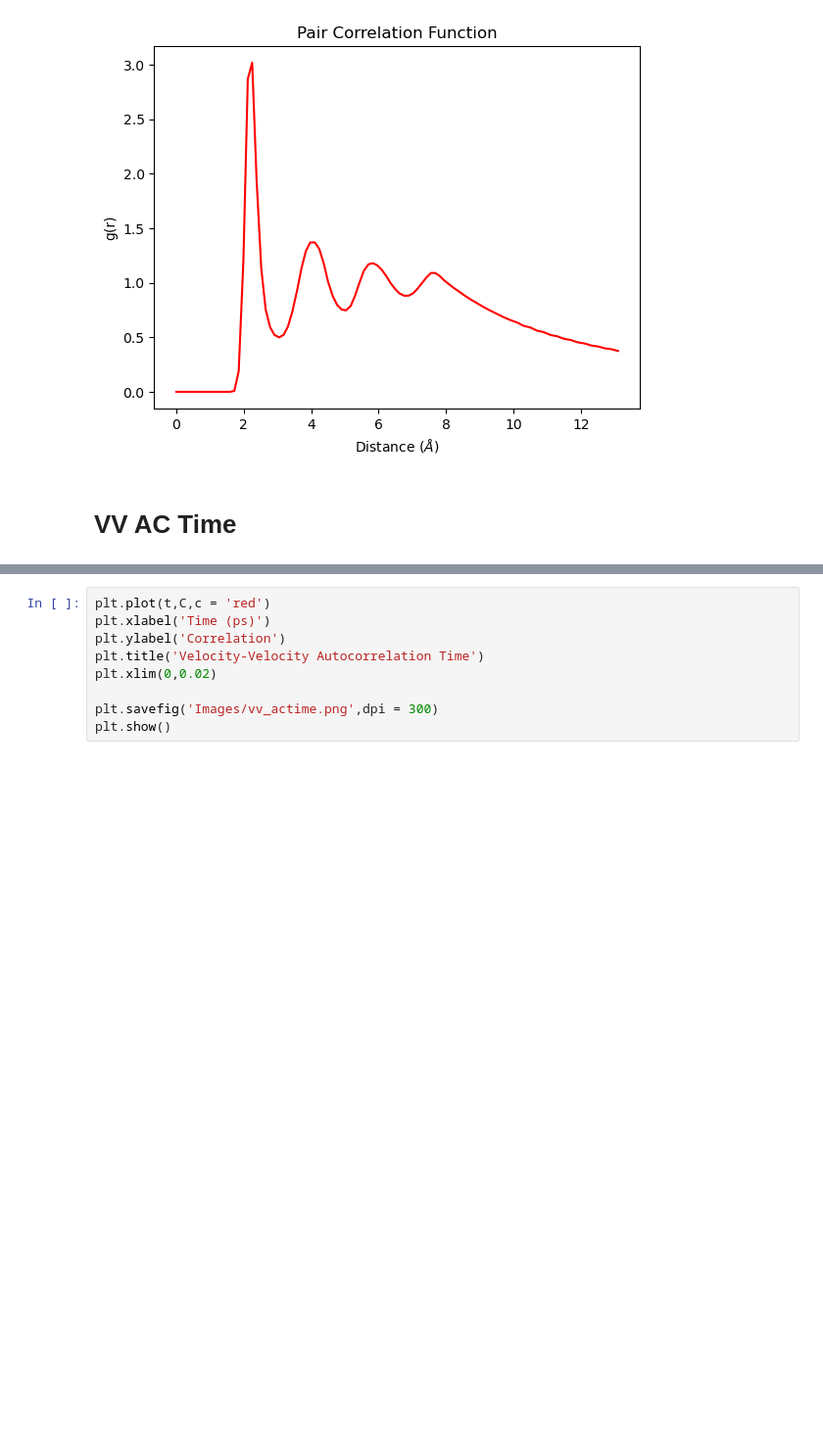
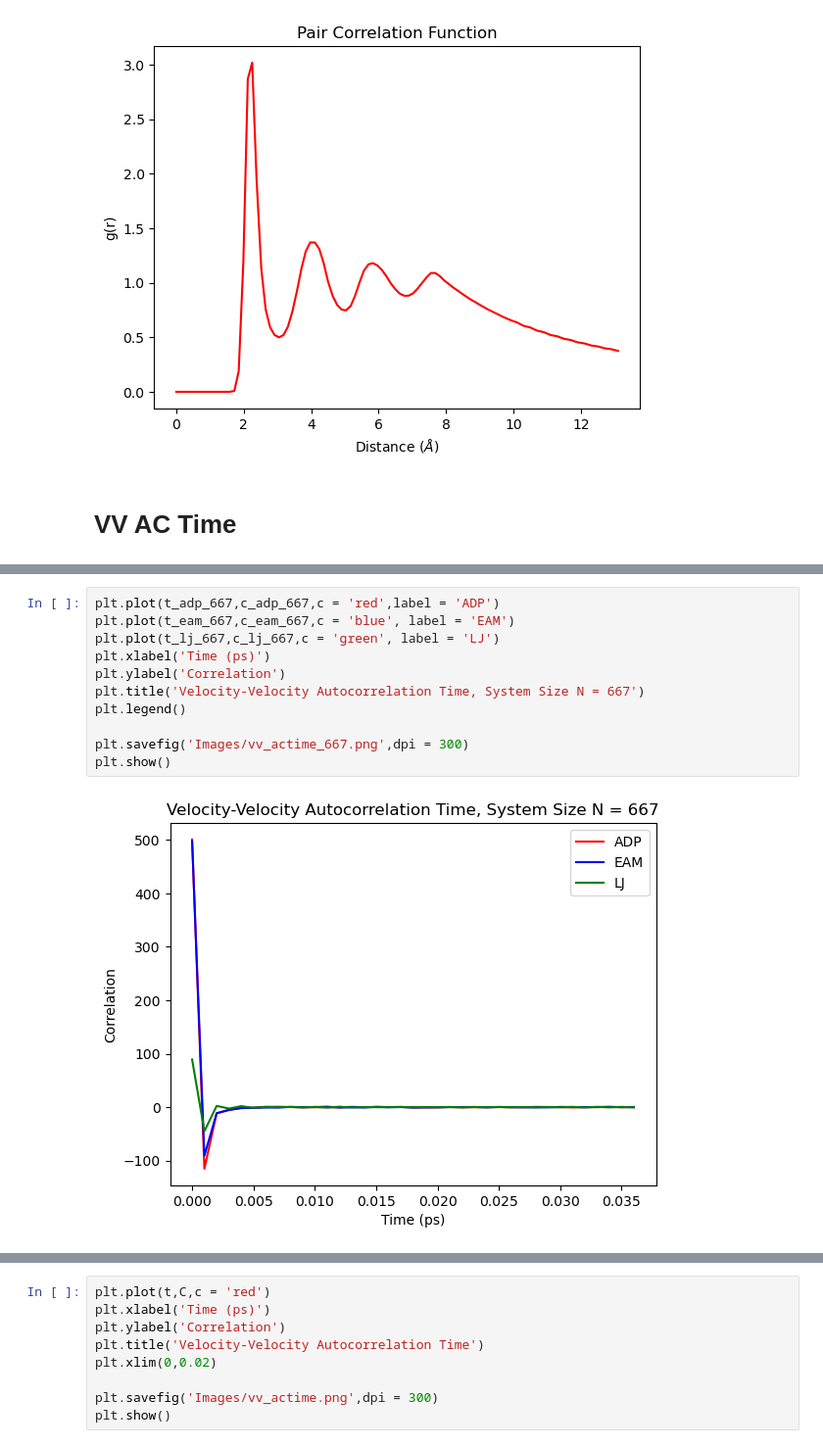
Before and after one commit to angelapak/MSE_485_Project, a Jupyter notebook: MSE_485_Visualization.ipynb, the cells around one changed output, grey strips where cells are left out. Shown: that part at 98% size. Saved outputs shown, nothing was run; the diff lists cells and outputs as text; blank space fills up the shorter version.

```diff
--- a/MSE_485_Visualization.ipynb
+++ b/MSE_485_Visualization.ipynb
@@ -46,0 +158,13 @@ C = C/2669
+# %%
+plt.plot(t_adp_667,c_adp_667,c = 'red',label = 'ADP')
+plt.plot(t_eam_667,c_eam_667,c = 'blue', label = 'EAM')
+plt.plot(t_lj_667,c_lj_667,c = 'green', label = 'LJ')
+plt.xlabel('Time (ps)')
+plt.ylabel('Correlation')
+plt.title('Velocity-Velocity Autocorrelation Time, System Size N = 667')
+plt.legend()
+
+plt.savefig('Images/vv_actime_667.png',dpi = 300)
+plt.show()
+# %% [output]
+[figure, added]
```
Also changed, not shown: parts of 19 cells of this notebook, 1 other file.
